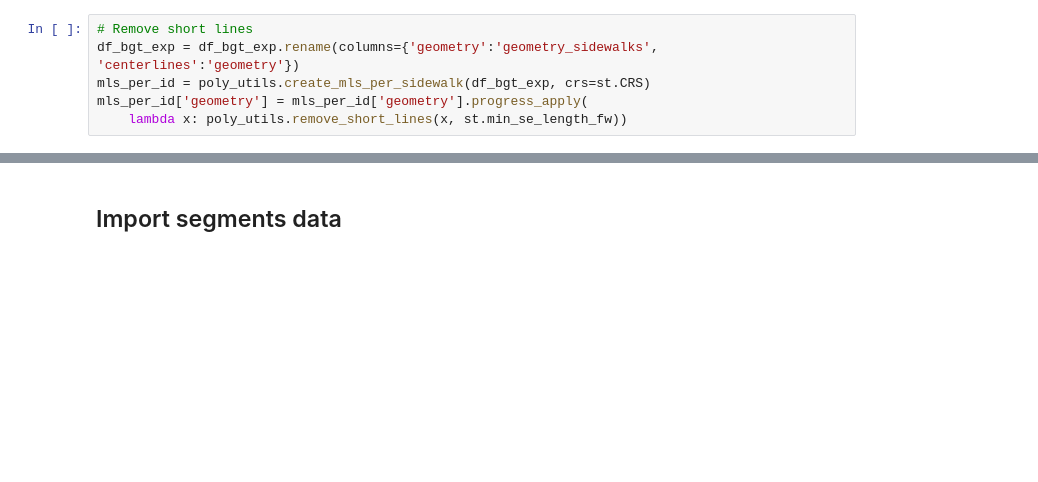
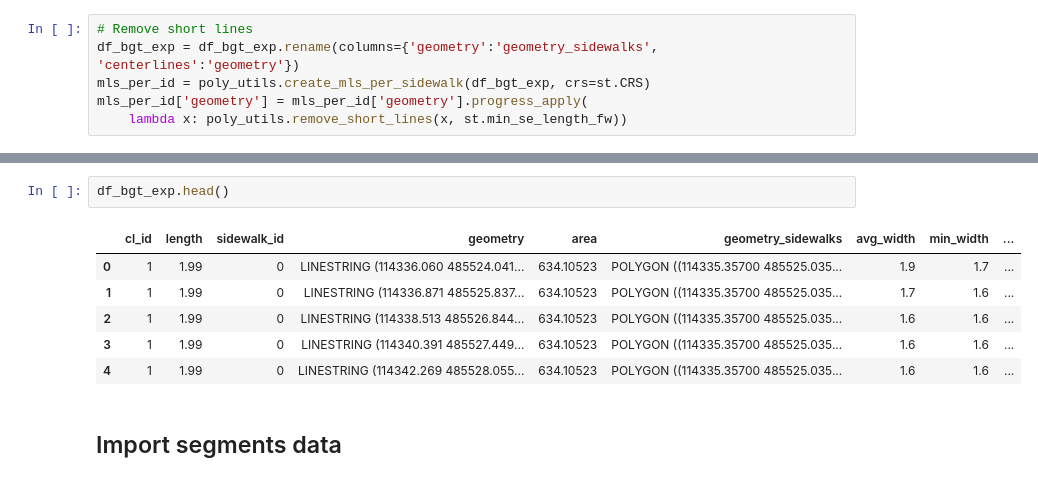
Before and after one commit to Amsterdam-AI-Team/Accessible_Route_Planning, a Jupyter notebook: notebooks/get_sidewalk_widths_on_network.ipynb, the cells around one changed output, grey strips where cells are left out. Drawn from its saved outputs; the diff is of its cells as text; blank space fills up the shorter version.

```diff
--- a/notebooks/get_sidewalk_widths_on_network.ipynb
+++ b/notebooks/get_sidewalk_widths_on_network.ipynb
@@ -97,3 +128,12 @@ df_bgt_exp.shape
+# %%
+df_bgt_exp.head()
+# %% [output]
+|  | cl_id | length | sidewalk_id | geometry | area | geometry_sidewalks | avg_width | min_width | ... |
+| 0 | 1 | 1.99 | 0 | LINESTRING (114336.060 485524.041... | 634.10523 | POLYGON ((114335.35700 485525.035... | 1.9 | 1.7 | ... |
+| 1 | 1 | 1.99 | 0 | LINESTRING (114336.871 485525.837... | 634.10523 | POLYGON ((114335.35700 485525.035... | 1.7 | 1.6 | ... |
+| 2 | 1 | 1.99 | 0 | LINESTRING (114338.513 485526.844... | 634.10523 | POLYGON ((114335.35700 485525.035... | 1.6 | 1.6 | ... |
+| 3 | 1 | 1.99 | 0 | LINESTRING (114340.391 485527.449... | 634.10523 | POLYGON ((114335.35700 485525.035... | 1.6 | 1.6 | ... |
+| 4 | 1 | 1.99 | 0 | LINESTRING (114342.269 485528.055... | 634.10523 | POLYGON ((114335.35700 485525.035... | 1.6 | 1.6 | ... |
 # %% [markdown]
 ## Import segments data
 # %%
```
Also changed, not shown: parts of 16 cells of this notebook, 1 other file.
